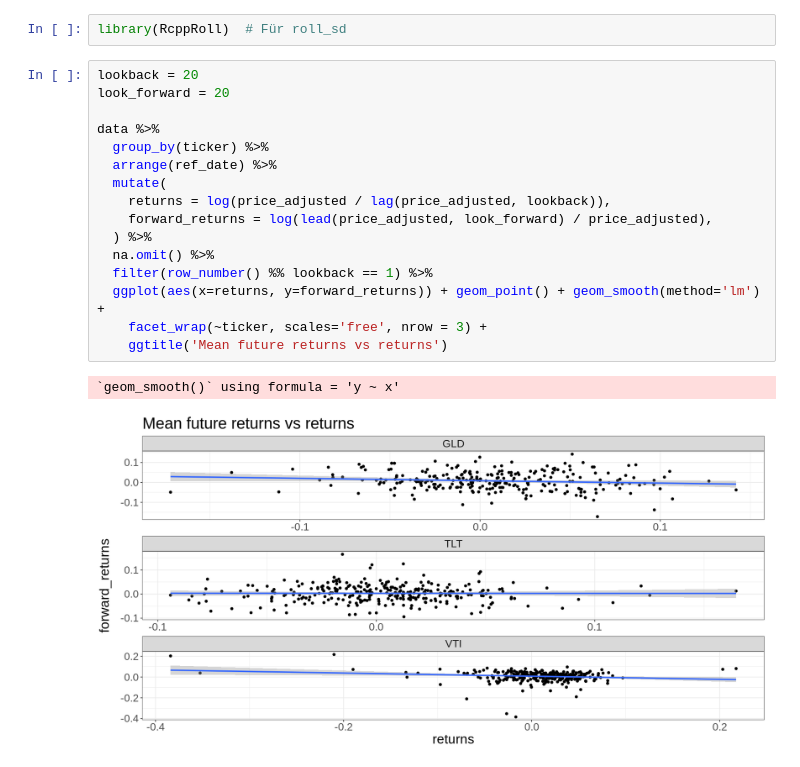
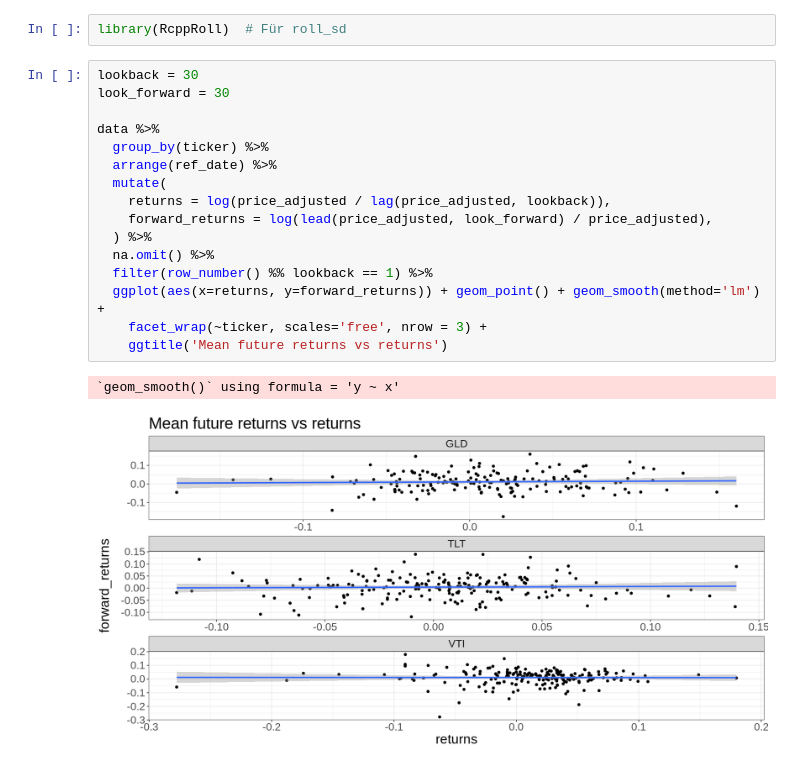
Before and after one commit to aaart42/trading_pub, a Jupyter notebook: RiskPremiaResearch_in_R.ipynb, the cells around one changed output. Cells and saved outputs as stored; diff of their text form.

```diff
--- a/RiskPremiaResearch_in_R.ipynb
+++ b/RiskPremiaResearch_in_R.ipynb
@@ -153,24 +153,24 @@ Installing package into ‘/usr/local/lib/R/site-library’
 # %%
 library(RcppRoll)  # Für roll_sd
 # %%
-lookback = 20
-look_forward = 20
+lookback = 30
+look_forward = 30
 
 data %>%
   group_by(ticker) %>%
   arrange(ref_date) %>%
   mutate(
     returns = log(price_adjusted / lag(price_adjusted, lookback)),
     forward_returns = log(lead(price_adjusted, look_forward) / price_adjusted),
   ) %>%
   na.omit() %>%
   filter(row_number() %% lookback == 1) %>%
   ggplot(aes(x=returns, y=forward_returns)) + geom_point() + geom_smooth(method='lm') +
     facet_wrap(~ticker, scales='free', nrow = 3) +
     ggtitle('Mean future returns vs returns')
 # %% [output]
 `geom_smooth()` using formula = 'y ~ x'
-[figure, old version]
+[figure, new version]
 # %%
 data %>%
   group_by(ticker) %>%
```
Also changed, not shown: parts of 9 cells of this notebook.
